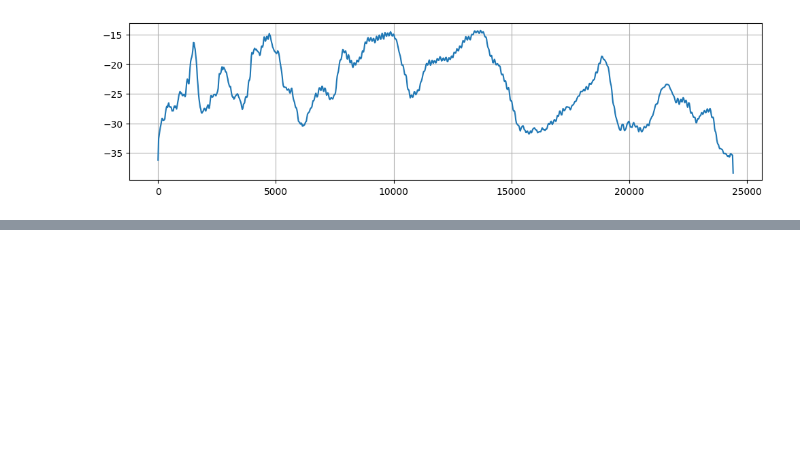
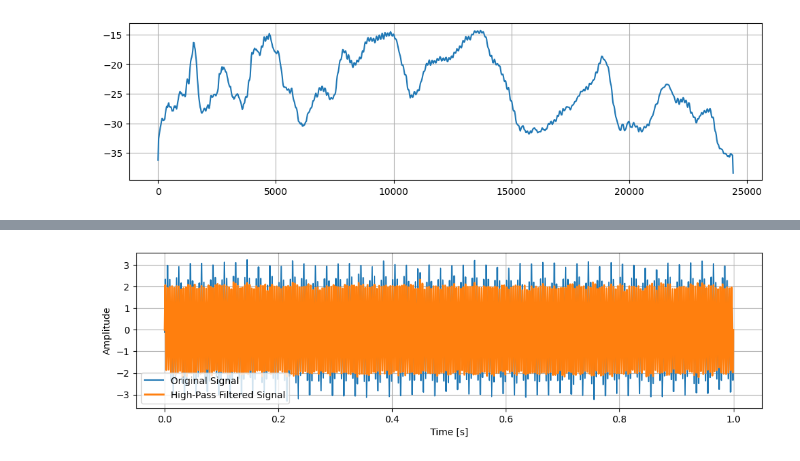
Before and after one commit to idloea/nasa-bearings, a Jupyter notebook: notebooks/frequency_domain.ipynb, the cells around one changed output, grey strips where cells are left out. Saved outputs shown, nothing was run; the diff lists cells and outputs as text; code cells hidden in the pictures; blank space fills up the shorter version.

```diff
--- a/notebooks/frequency_domain.ipynb
+++ b/notebooks/frequency_domain.ipynb
@@ -78,0 +111,28 @@ plt.show();
+# %%
+fs = 1e3
+# Generate time vector from 0 to 1 (inclusive)
+t = np.linspace(0, 1, int(fs) + 1)
+
+# Frequencies and Amplitudes
+freqs = np.array([50, 250])
+amps = np.array([1, 2])
+
+# Generate the signal
+# np.outer(freqs, t) creates a 2x1001 matrix of phase values
+# amps @ np.sin(...) performs the weighted sum of the rows
+x = amps @ np.sin(2 * np.pi * np.outer(freqs, t)) + np.random.randn(len(t)) / 10
+# %%
+high_passed_signal = signals.high_pass_filter(y=x,
+                                              sampling_frequency=fs,
+                                              cutoff_frequency=150)
+# %%
+plt.figure(figsize=(12, 3))
+plt.plot(t, x, label='Original Signal')
+plt.plot(t, high_passed_signal, label='High-Pass Filtered Signal', linewidth=2)
+plt.xlabel('Time [s]')
+plt.ylabel('Amplitude')
+plt.legend()
+plt.grid()
+plt.show();
+# %% [output]
+[figure, added]
```
Also changed, not shown: parts of 6 cells of this notebook.
